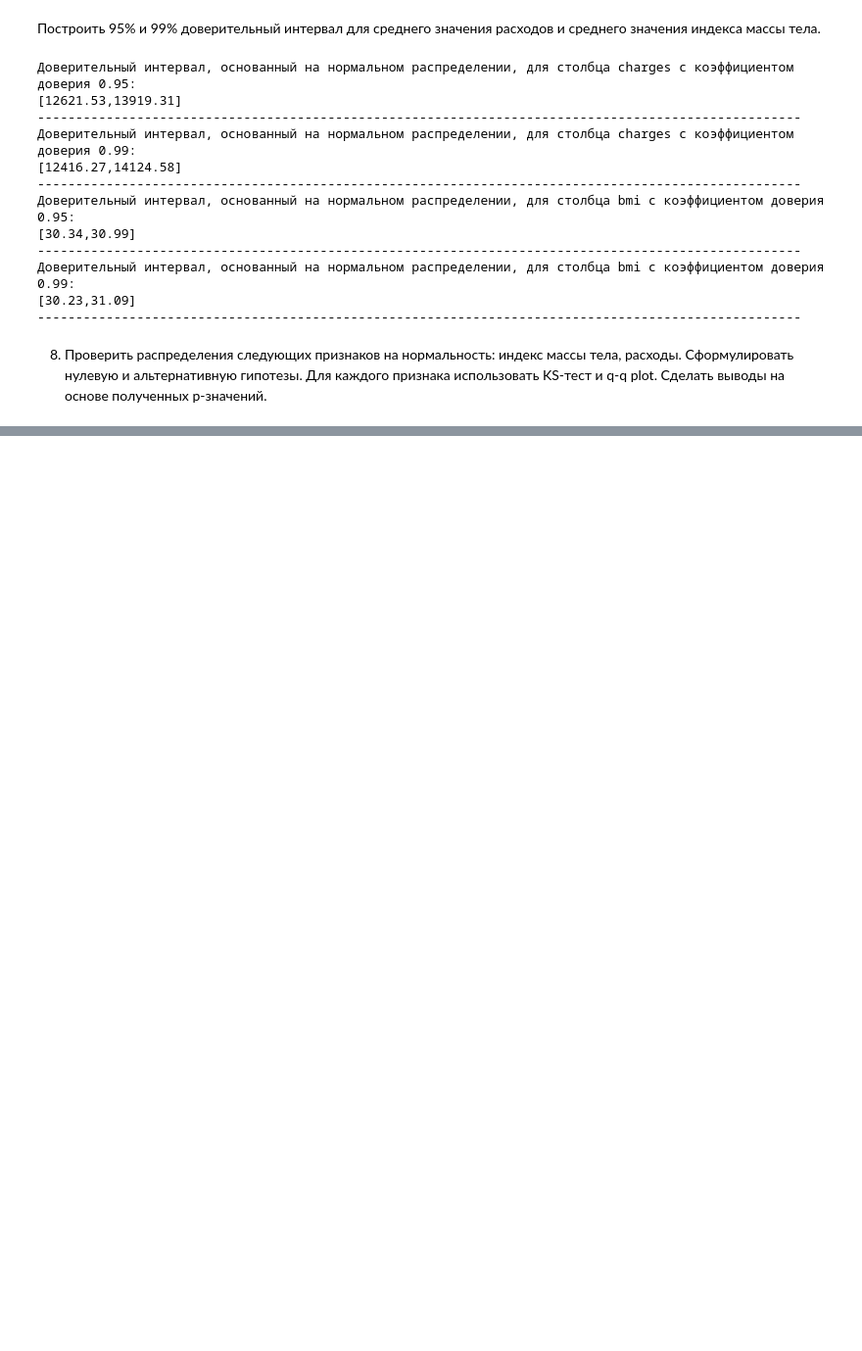
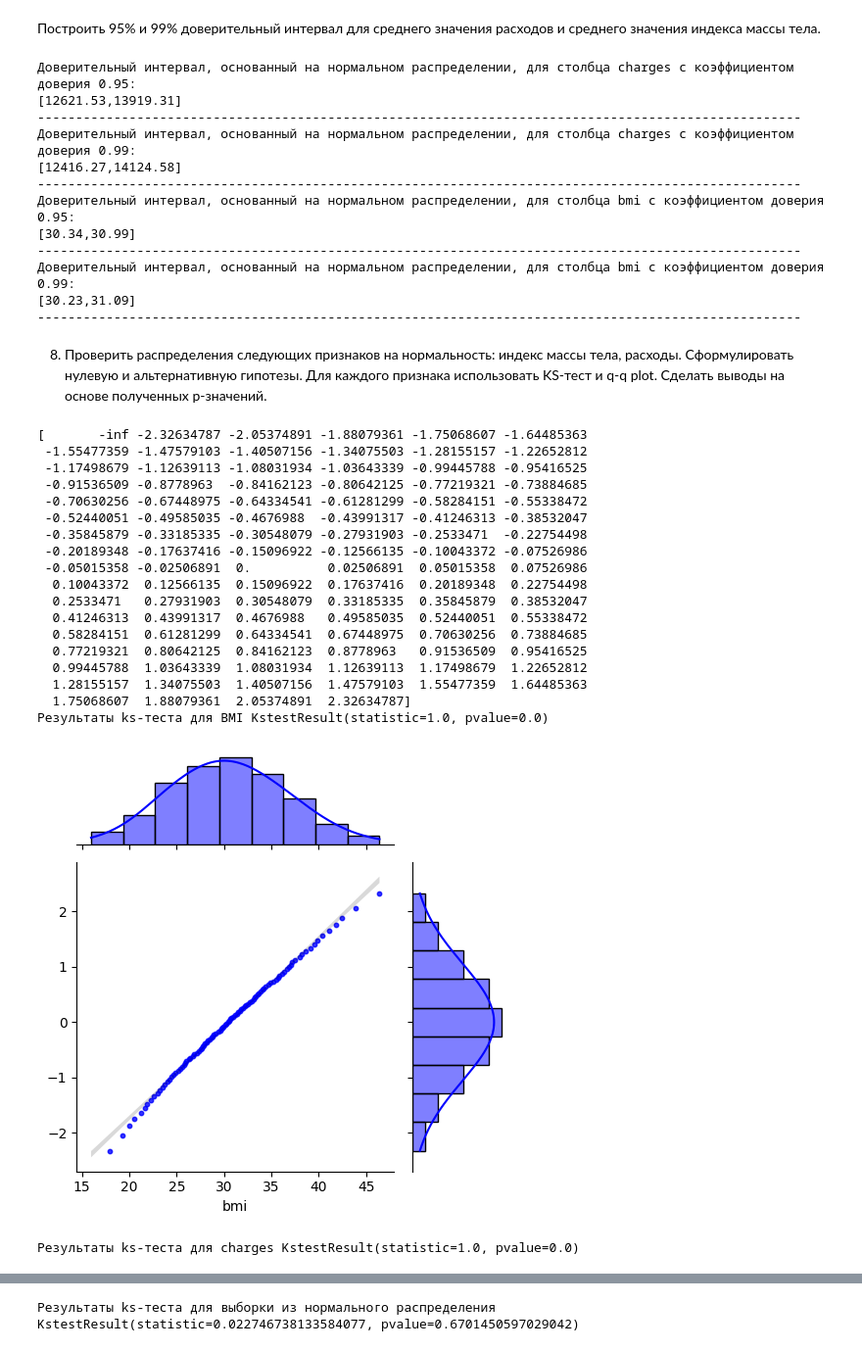
Before and after one commit to TheHarald/python-big-data, a Jupyter notebook: pr4.ipynb, the cells around one changed output, grey strips where cells are left out. Shown at 98% size. Drawn from its saved outputs; the diff is of its cells as text; code cells hidden in the pictures; blank space fills up the shorter version.

```diff
--- a/pr4.ipynb
+++ b/pr4.ipynb
@@ -198,3 +198,61 @@ print_mean_trust_interval(data["bmi"], 0.99)
 индекс массы тела, расходы. Сформулировать нулевую и
 альтернативную гипотезы. Для каждого признака использовать KS-тест
 и q-q plot. Сделать выводы на основе полученных p-значений.
+# %%
+# Проверить распределения следующих признаков на нормальность:
+# индекс массы тела, расходы. Сформулировать нулевую и
+# альтернативную гипотезы. Для каждого признака использовать KS-тест
+# и q-q plot. Сделать выводы на основе полученных p-значений.
+
+def check_normality(df, column):
+    print(f'Проверка нормальности распределения признака {column}')
+    print('-'*100)
+    print('Проверка с помощью Q-Q plot')
+    sts.probplot(df[column], dist="norm", plot=plt)
+    plt.show()
+    print('-'*100)
+    print('Проверка с помощью KS-теста')
+    print(f'p-value = {sts.kstest(df[column], "norm")[1]}')
+    print('-'*100)
+    print()
+
+check_normality(data, 'bmi')
+check_normality(data, 'charges')
+
+
+norm_quantiles = sts.norm().ppf(np.arange(0, 1, 0.01))
+
+print(f"Результаты ks-теста для BMI {sts.kstest(data['bmi'], 'norm')}")
+sns.jointplot(x = data['bmi'].quantile(np.arange(0, 1, 0.01)), y = norm_quantiles, kind = 'reg', truncate = True, color = 'b', height = 5, ratio = 3, scatter_kws = {"s": 10}, line_kws = {"lw": 1, 'color': 'black'})
+plt.show()
+
+# отвергаем нулевую гипотезу для charges
+print(f"Результаты ks-теста для charges {sts.kstest(data['charges'], 'norm')}")
+sns.jointplot(x = data['charges'].quantile(np.arange(0, 1, 0.01)), y = norm_quantiles, kind = 'reg', truncate = True, color = 'b', height = 5, ratio = 3, scatter_kws = {"s": 10}, line_kws = {"lw": 1, 'color': 'black'})
+plt.show()
+
+# не отвергаем нулевую гипотезу для нормального распределения
+print(f"Результаты ks-теста для выборки из нормального распределения {sts.kstest(sts.norm().rvs(1000), 'norm')}")
+sns.jointplot(x = norm_quantiles, y = norm_quantiles, kind = 'reg', truncate = True, color = 'b', height = 5, ratio = 3, scatter_kws = {"s": 10}, line_kws = {"lw": 1, 'color': 'black'})
+plt.show()
+# %% [output]
+[       -inf -2.32634787 -2.05374891 -1.88079361 -1.75068607 -1.64485363
+ -1.55477359 -1.47579103 -1.40507156 -1.34075503 -1.28155157 -1.22652812
+ -1.17498679 -1.12639113 -1.08031934 -1.03643339 -0.99445788 -0.95416525
+ -0.91536509 -0.8778963  -0.84162123 -0.80642125 -0.77219321 -0.73884685
+ -0.70630256 -0.67448975 -0.64334541 -0.61281299 -0.58284151 -0.55338472
+ -0.52440051 -0.49585035 -0.4676988  -0.43991317 -0.41246313 -0.38532047
+ -0.35845879 -0.33185335 -0.30548079 -0.27931903 -0.2533471  -0.22754498
+ -0.20189348 -0.17637416 -0.15096922 -0.12566135 -0.10043372 -0.07526986
+ -0.05015358 -0.02506891  0.          0.02506891  0.05015358  0.07526986
+  0.10043372  0.12566135  0.15096922  0.17637416  0.20189348  0.22754498
+  0.2533471   0.27931903  0.30548079  0.33185335  0.35845879  0.38532047
+  0.41246313  0.43991317  0.4676988   0.49585035  0.52440051  0.55338472
+  0.58284151  0.61281299  0.64334541  0.67448975  0.70630256  0.73884685
+  0.77219321  0.80642125  0.84162123  0.8778963   0.91536509  0.95416525
+  0.99445788  1.03643339  1.08031934  1.12639113  1.17498679  1.22652812
+  1.28155157  1.34075503  1.40507156  1.47579103  1.55477359  1.64485363
+  1.75068607  1.88079361  2.05374891  2.32634787]
+Результаты ks-теста для BMI KstestResult(statistic=1.0, pvalue=0.0)
+[figure, added]
+Результаты ks-теста для charges KstestResult(statistic=1.0, pvalue=0.0)
@@ -200,0 +260 @@ print_mean_trust_interval(data["bmi"], 0.99)
+Результаты ks-теста для выборки из нормального распределения KstestResult(statistic=0.022746738133584077, pvalue=0.6701450597029042)
```
Also changed, not shown: parts of 2 cells of this notebook.
